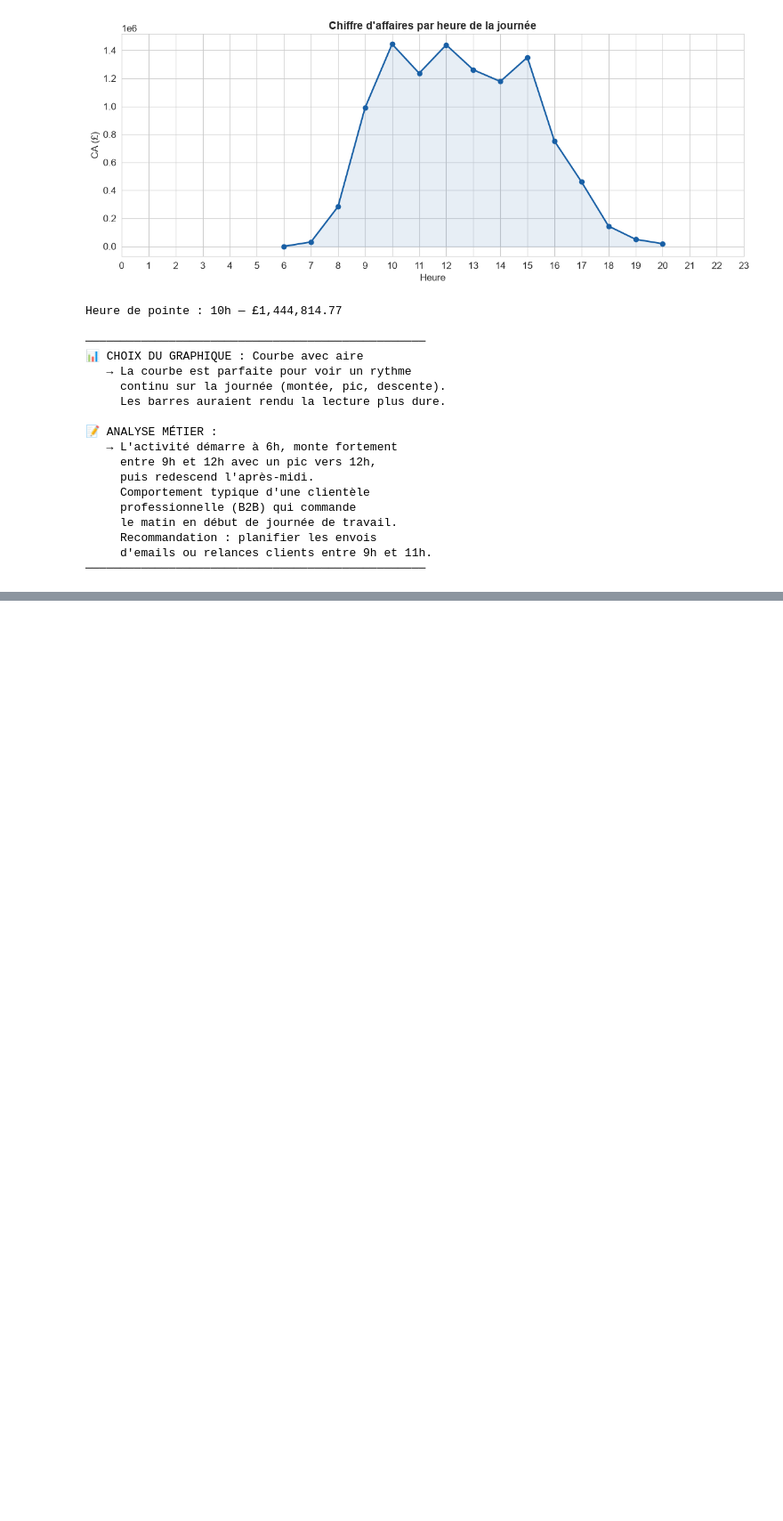
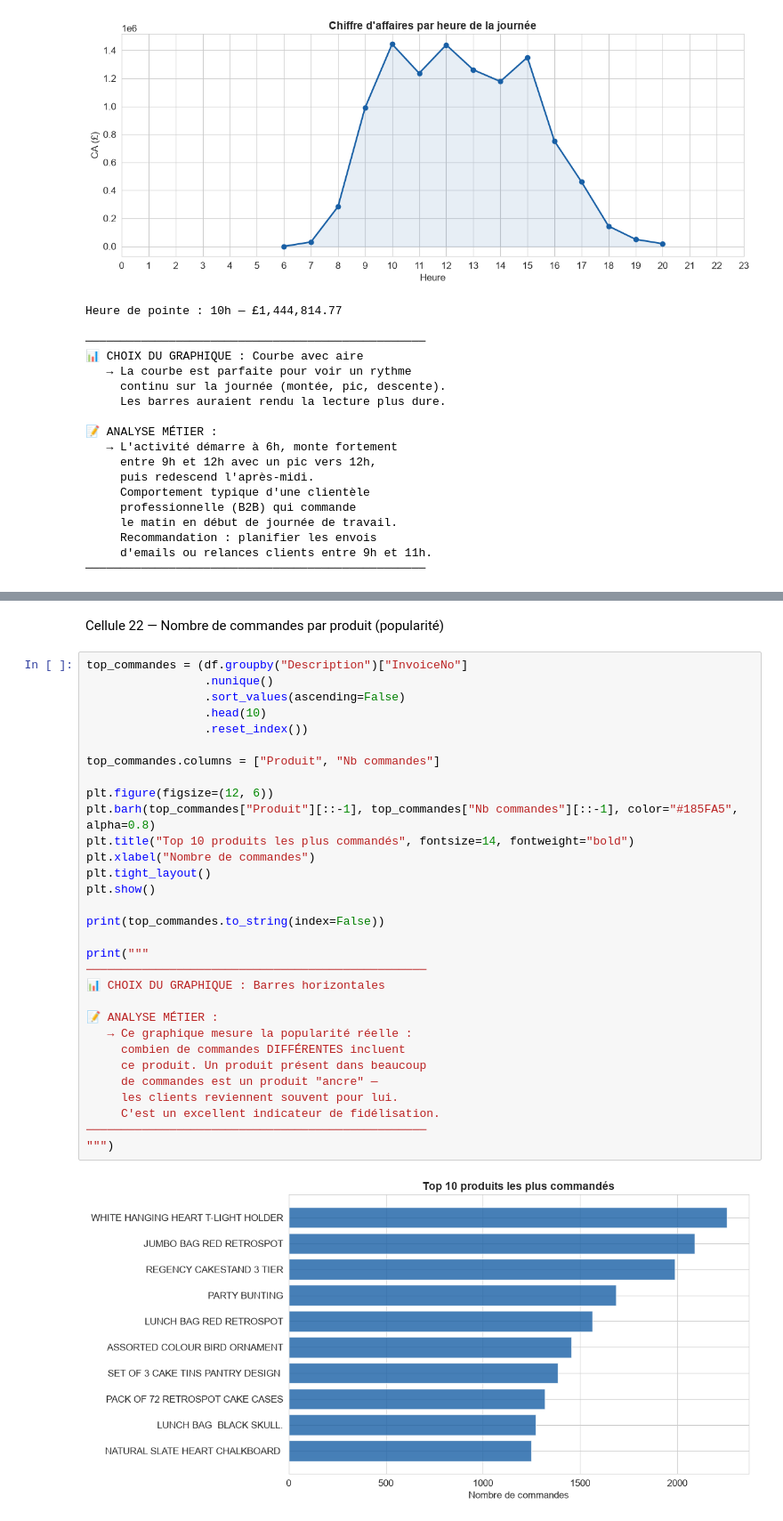
Before and after one commit to Fatima-Zahra37/Projet-vente-en-ligne_kaggle, a Jupyter notebook: notebooks/analyse.ipynb, the cells around one changed output, grey strips where cells are left out. Shown at 89% size. Cells and saved outputs as stored; diff of their text form; blank space fills up the shorter version.

```diff
--- a/notebooks/analyse.ipynb
+++ b/notebooks/analyse.ipynb
@@ -508,0 +619,35 @@ Heure de pointe : 10h — £1,444,814.77
+# %% [markdown]
+Cellule 22 — Nombre de commandes par produit (popularité)
+# %%
+top_commandes = (df.groupby("Description")["InvoiceNo"]
+                 .nunique()
+                 .sort_values(ascending=False)
+                 .head(10)
+                 .reset_index())
+
+top_commandes.columns = ["Produit", "Nb commandes"]
+
+plt.figure(figsize=(12, 6))
+plt.barh(top_commandes["Produit"][::-1], top_commandes["Nb commandes"][::-1], color="#185FA5", alpha=0.8)
+plt.title("Top 10 produits les plus commandés", fontsize=14, fontweight="bold")
+plt.xlabel("Nombre de commandes")
+plt.tight_layout()
+plt.show()
+
+print(top_commandes.to_string(index=False))
+
+print("""
+─────────────────────────────────────────────────
+📊 CHOIX DU GRAPHIQUE : Barres horizontales
+
+📝 ANALYSE MÉTIER :
+   → Ce graphique mesure la popularité réelle :
+     combien de commandes DIFFÉRENTES incluent
+     ce produit. Un produit présent dans beaucoup
+     de commandes est un produit "ancre" —
+     les clients reviennent souvent pour lui.
+     C'est un excellent indicateur de fidélisation.
+─────────────────────────────────────────────────
+""")
+# %% [output]
+[figure, added]
```
Also changed, not shown: parts of 11 cells of this notebook.
